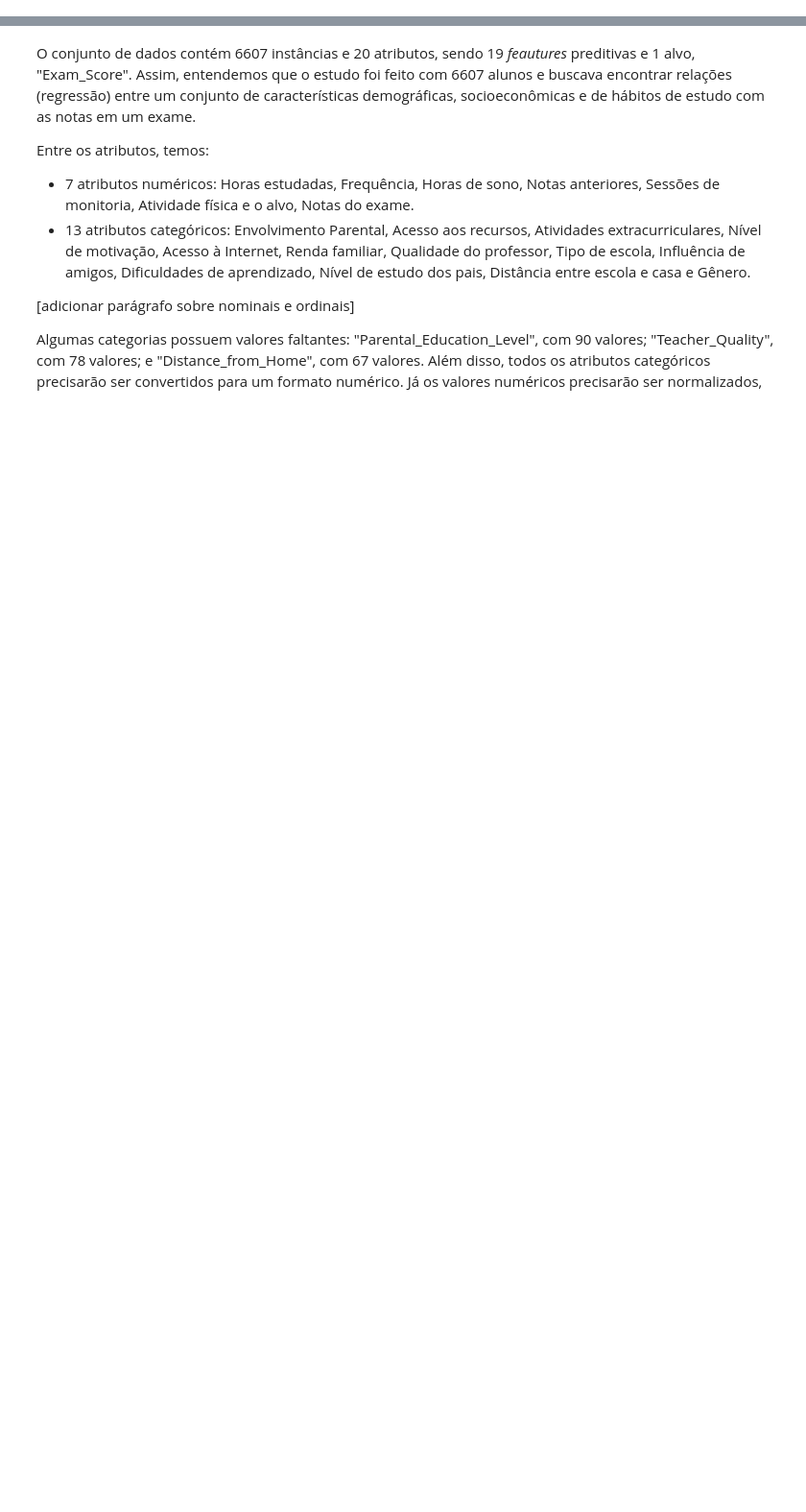
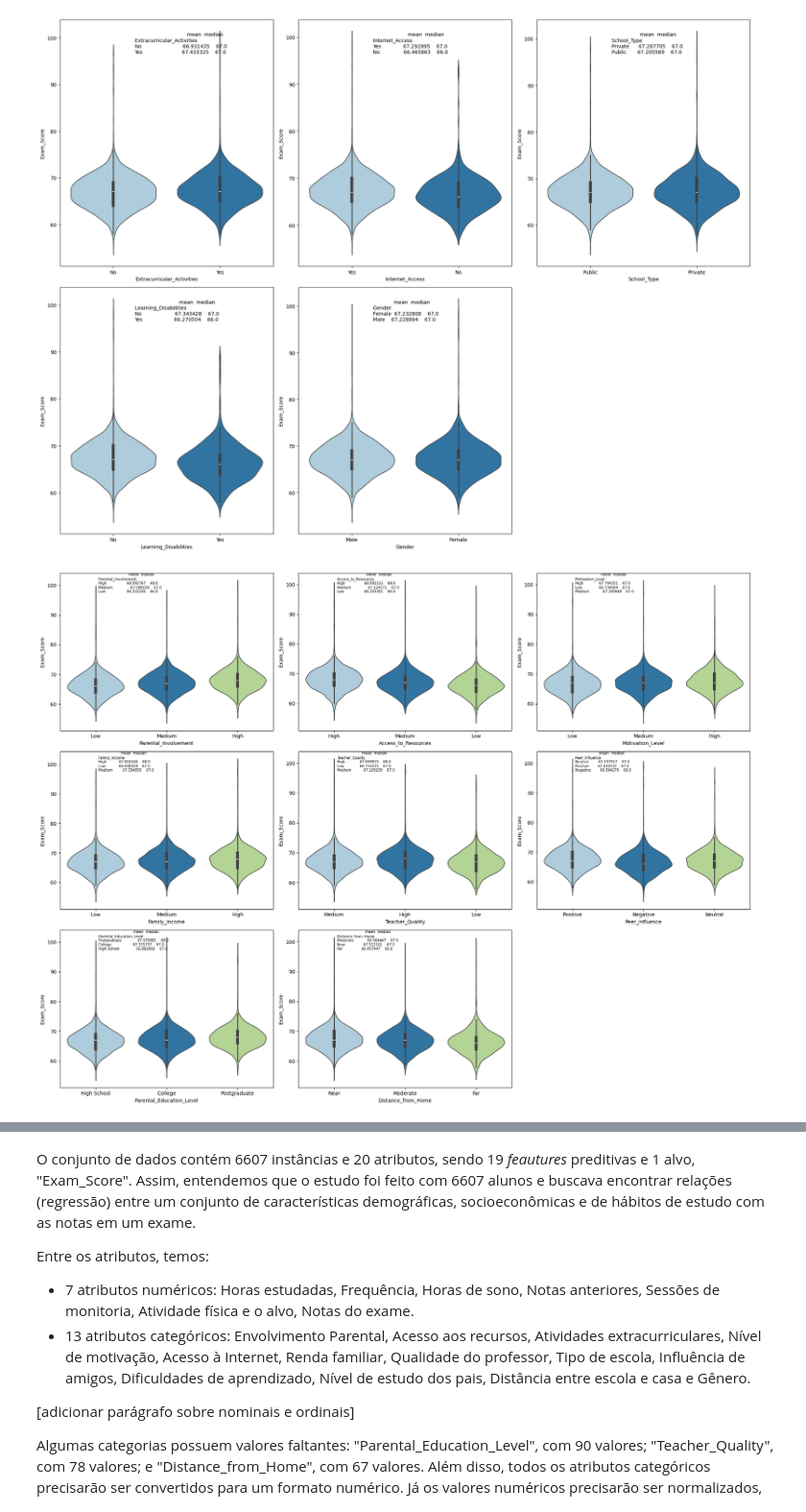
Before and after one commit to EduardoCFonte/StudentSuccessAnalysis, a Jupyter notebook: Trabalho_ML.ipynb, the cells around one changed output, grey strips where cells are left out. Shown at 96% size. Cells and saved outputs as stored; diff of their text form; code cells hidden in the pictures; blank space fills up the shorter version.

```diff
--- a/Trabalho_ML.ipynb
+++ b/Trabalho_ML.ipynb
@@ -227,3 +238,66 @@ Features categóricas nominais identificadas: ['Extracurricular_Activities', 'In
 [figure]
 Features categóricas ordinais identificadas: ['Parental_Involvement', 'Access_to_Resources', 'Motivation_Level', 'Family_Income', 'Teacher_Quality', 'Peer_Influence', 'Parental_Education_Level', 'Dist ...
 [figure]
+# %%
+
+# Graficos nominais por Exam_Score
+plt.figure(figsize=(20, 15))
+for i, column in enumerate(nominal_features,1):
+  subplot = plt.subplot(2,3,i)
+  sns.violinplot(data=df_full ,x = df_full[column],y = df_full["Exam_Score"],palette="Paired",hue=column)
+  stats = df_full.groupby(column)['Exam_Score'].agg(['mean', 'median']).sort_values(by='median', ascending=False).to_string()
+  plt.xlabel = labels_categoric_features.get(column, column)
+  subplot.text(0.35, 0.95, stats, transform=subplot.transAxes, fontsize=10, verticalalignment='top')
+plt.tight_layout()
+plt.show()
+
+# Graficos ordinais por Exam_Score
+plt.figure(figsize=(20, 15))
+for i, column in enumerate(ordinal_features,1):
+  subplot = plt.subplot(3,3,i)
+  sns.violinplot(data=df_full ,x = df_full[column],y = df_full["Exam_Score"],palette="Paired",hue=column,legend = False)
+  plt.xlabel = labels_categoric_features.get(column, column)
+  stats = df_full.groupby(column)['Exam_Score'].agg(['mean', 'median']).sort_values(by='median', ascending=False)
+  subplot.text(0.18, 1, stats, transform=subplot.transAxes, fontsize=7, verticalalignment='top')
+plt.tight_layout()
+plt.show()
+
+
+# Matrix de correlação
+plt.figure(figsize=(10, 8))
+
+sns.heatmap(correlation_matrix, annot=True, cmap='crest')
+plt.title('Matriz de Correlação')
+plt.show()
+
+# Graficos numericos interessantes por Exam_Score
+plt.figure(figsize=(10, 8))
+sp = sns.scatterplot(data=df_full, x='Hours_Studied', y='Exam_Score', hue='Exam_Score', palette='crest',legend = False)
+plt.title('Relação entre Horas Estudadas e Nota do Exame')
+sp.set_xlabel("Horas Estudadas")
+sp.set_ylabel("Nota do Exame")
+plt.show()
+
+plt.figure(figsize=(10, 8))
+sp = sns.scatterplot(data=df_full, x='Attendance', y='Exam_Score', hue='Exam_Score', palette='crest',legend = False)
+plt.title('Relação entre Presença(Percentual) e Nota do Exame')
+sp.set_xlabel("Presença(Percentual)")
+sp.set_ylabel("Nota do Exame")
+plt.show()
+
+plt.figure(figsize=(10, 8))
+sp = sns.scatterplot(data=df_full, x='Previous_Scores', y='Exam_Score', hue='Exam_Score', palette='crest',legend = False)
+plt.title('Relação entre Notas Anteriores e Nota do Exame')
+sp.set_xlabel("Notas Anteriores")
+sp.set_ylabel("Nota do Exame")
+plt.show()
+
+plt.figure(figsize=(10, 8))
+sp = sns.scatterplot(data=df_full, x='Tutoring_Sessions', y='Exam_Score', hue='Exam_Score', palette='crest',legend = False)
+plt.title('Relação entre Sessões de Monitoria e Nota do Exame')
+sp.set_xlabel("Sessões de Monitoria")
+sp.set_ylabel("Nota do Exame")
+plt.show()
+# %% [output]
+[figure, added]
+[figure, added]
```
Also changed, not shown: parts of 4 cells of this notebook.
